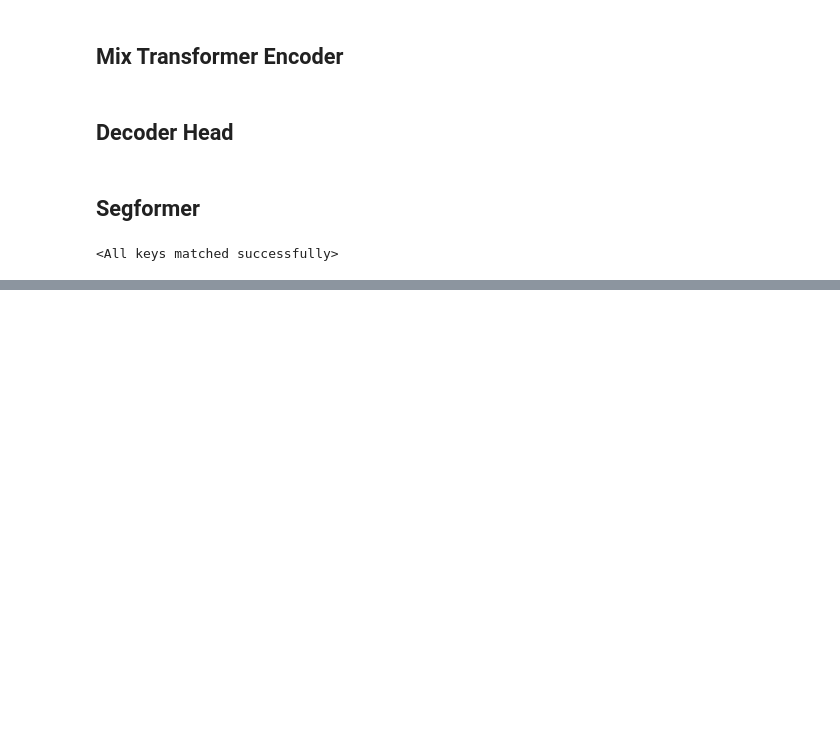
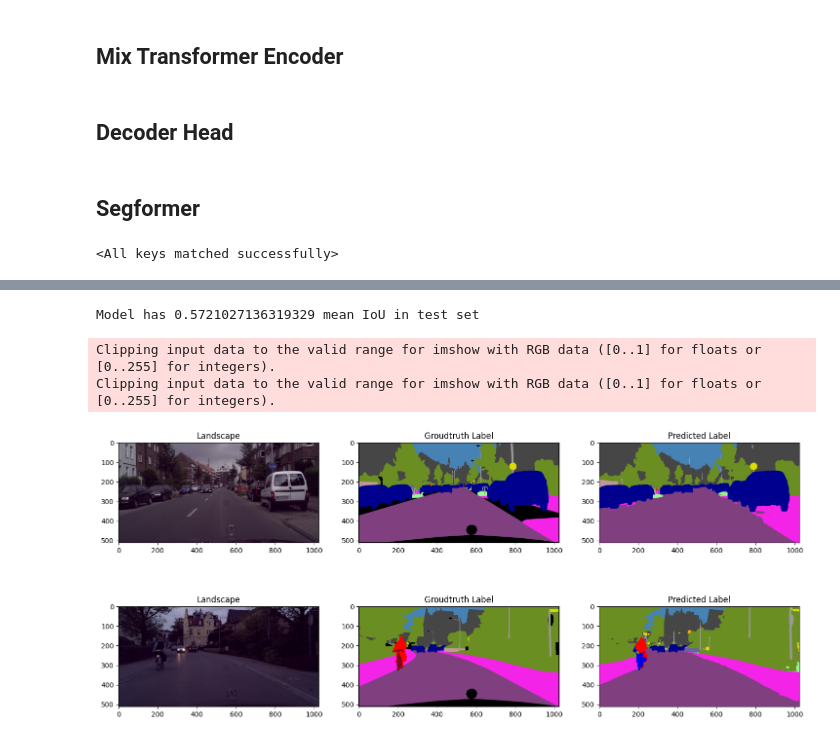
Before and after one commit to AndreiMoraru123/SceneParsing, a Jupyter notebook: SegFormer.ipynb, the cells around one changed output, grey strips where cells are left out. Cells and saved outputs as stored; diff of their text form; code cells hidden in the pictures; blank space fills up the shorter version.

```diff
--- a/SegFormer.ipynb
+++ b/SegFormer.ipynb
@@ -373,0 +391,16 @@ KeyboardInterrupt:
+# %%
+model.load_state_dict(torch.load(f'{output_path}/{MODEL_NAME}.pt', map_location=device))
+_, test_metric = evaluate_model(model, test_dataloader, criterion, meanIoU, NUM_CLASSES, device)
+print(f"\nModel has {test_metric} mean IoU in test set")
+# %% [output]
+Model has 0.5721027136319329 mean IoU in test set
+# %%
+from utils import visualize_predictions
+num_test_samples = 2
+_, axes = plt.subplots(num_test_samples, 3, figsize=(3*6, num_test_samples * 4))
+visualize_predictions(model, test_set, axes, device, numTestSamples=num_test_samples,
+                      id_to_color = cs_train_id_to_color)
+# %% [output]
+Clipping input data to the valid range for imshow with RGB data ([0..1] for floats or [0..255] for integers).
+Clipping input data to the valid range for imshow with RGB data ([0..1] for floats or [0..255] for integers).
+[figure, added]
```
Also changed, not shown: parts of 5 cells of this notebook.
